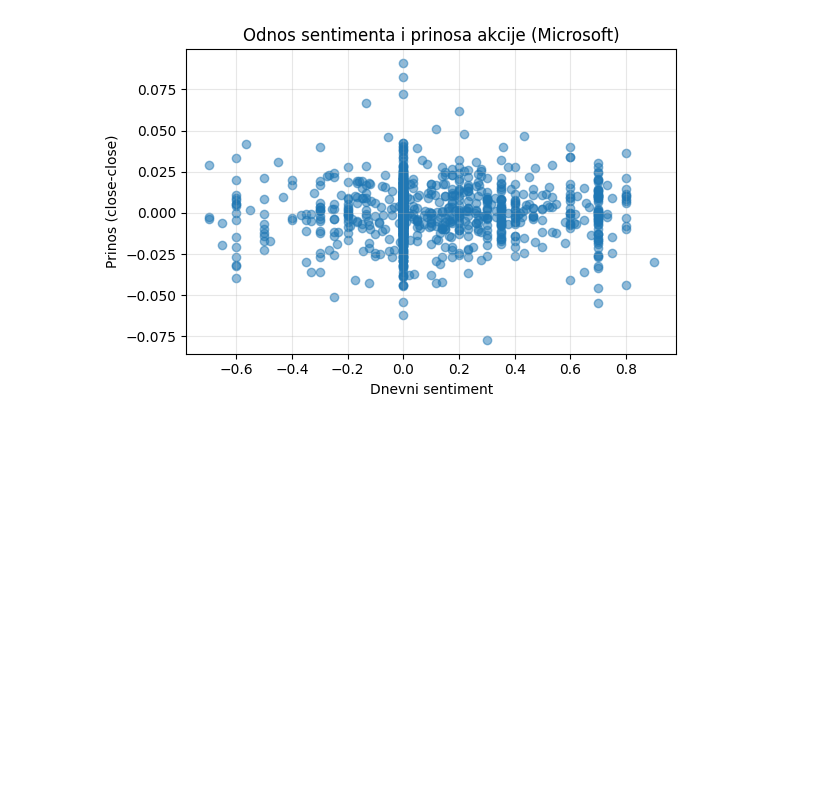
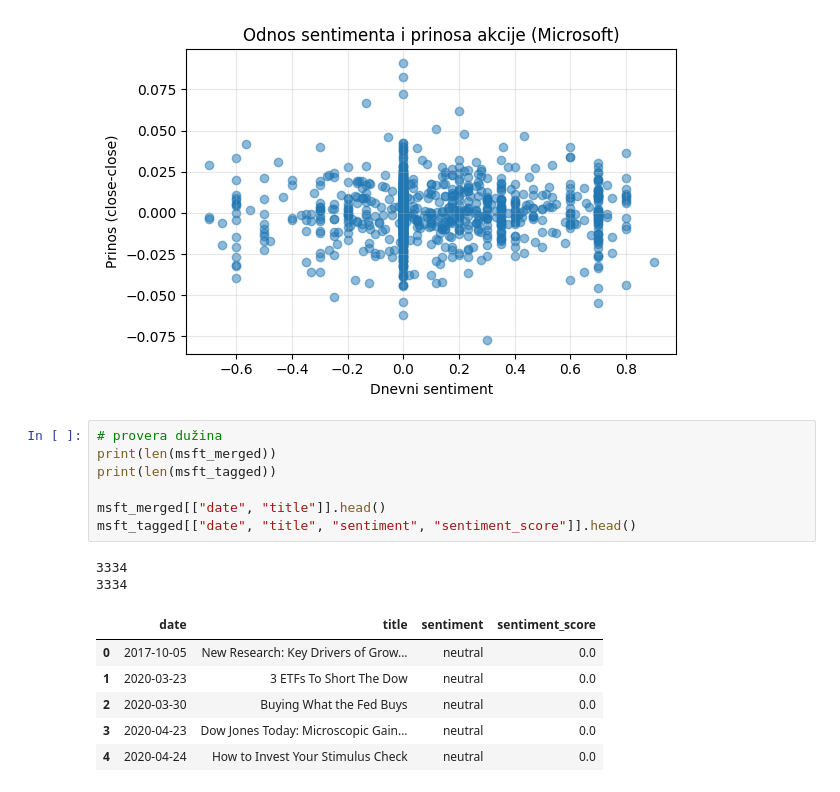
Before and after one commit to aleksandrabegovic/apple_sentiment_analiza, a Jupyter notebook: SentimentMicrosoft.ipynb, the cells around one changed output. Drawn from its saved outputs; the diff is of its cells as text; blank space fills up the shorter version.

```diff
--- a/SentimentMicrosoft.ipynb
+++ b/SentimentMicrosoft.ipynb
@@ -895,3 +949,19 @@ plt.tight_layout()
 plt.show()
 # %% [output]
 [figure]
+# %%
+# provera dužina
+print(len(msft_merged))
+print(len(msft_tagged))
+
+msft_merged[["date", "title"]].head()
+msft_tagged[["date", "title", "sentiment", "sentiment_score"]].head()
+# %% [output]
+3334
+3334
+|  | date | title | sentiment | sentiment_score |
+| 0 | 2017-10-05 | New Research: Key Drivers of Grow... | neutral | 0.0 |
+| 1 | 2020-03-23 | 3 ETFs To Short The Dow | neutral | 0.0 |
+| 2 | 2020-03-30 | Buying What the Fed Buys | neutral | 0.0 |
+| 3 | 2020-04-23 | Dow Jones Today: Microscopic Gain... | neutral | 0.0 |
+| 4 | 2020-04-24 | How to Invest Your Stimulus Check | neutral | 0.0 |
```
Also changed, not shown: parts of 16 cells of this notebook.
